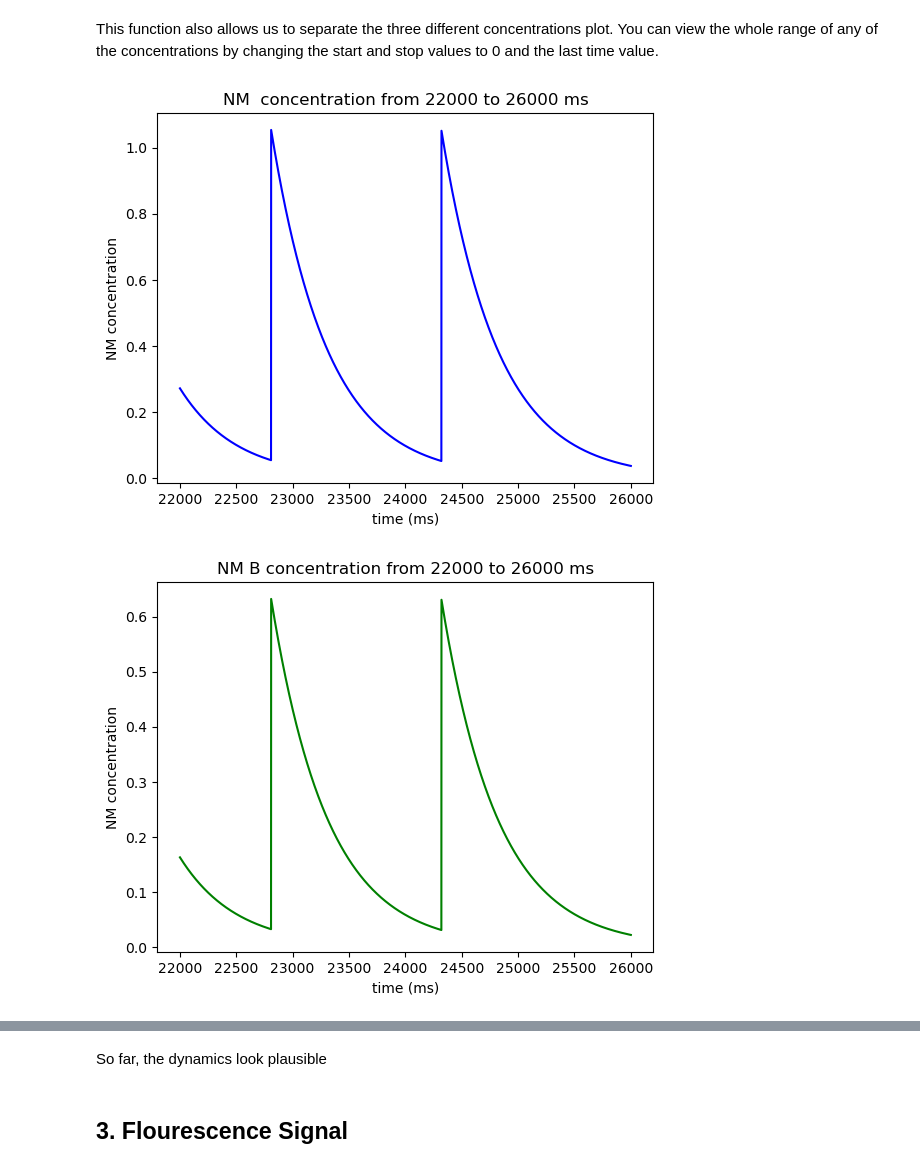
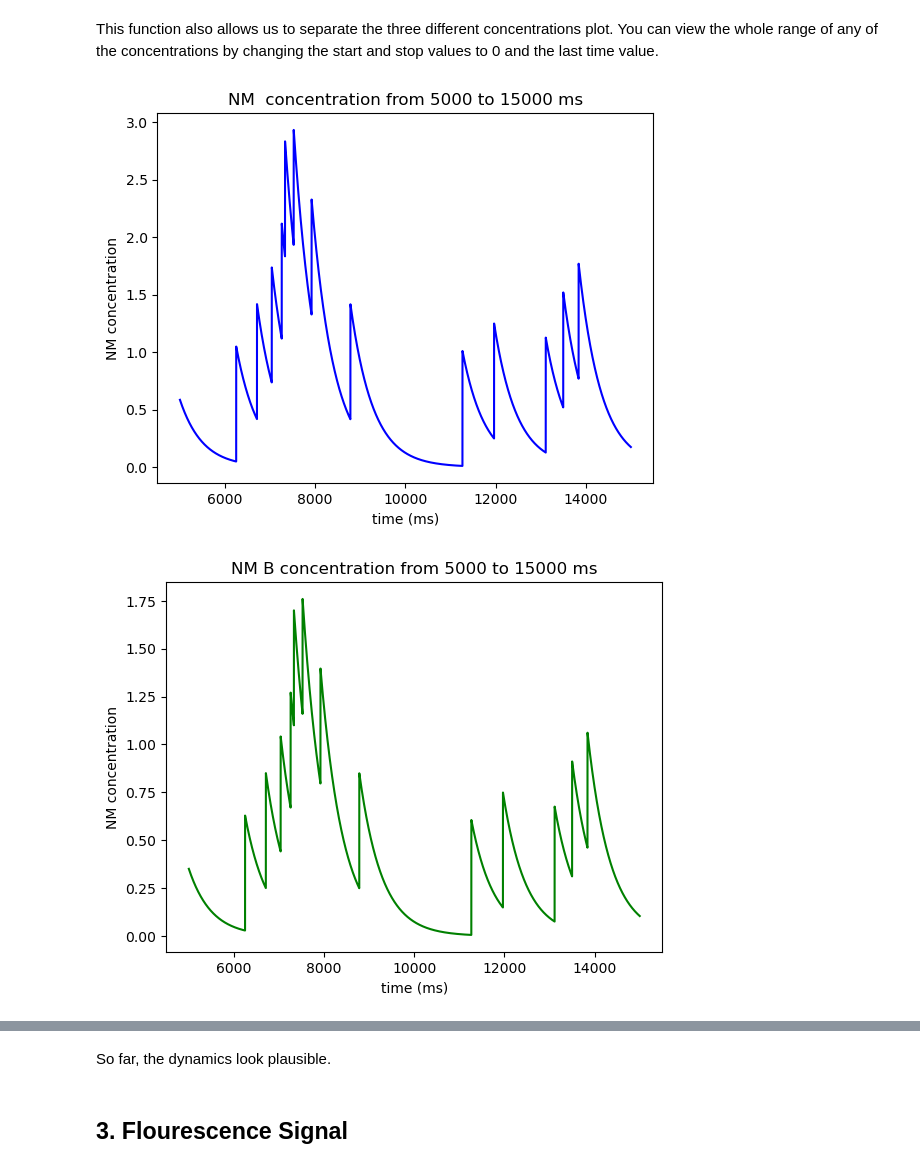
Before and after one commit to BrianNGitahi/NM-Imaging, a Jupyter notebook: Simulation.ipynb, the cells around one changed output, grey strips where cells are left out. Drawn from its saved outputs; the diff is of its cells as text; code cells hidden in the pictures.

```diff
--- a/Simulation.ipynb
+++ b/Simulation.ipynb
@@ -158,13 +152,13 @@ def simulate_nm_conc(neuron_activity,nm_conc0, k_b,k_r,gamma):
     plt.plot(t,nm_conc, color = 'b', label='[NM]')
     plt.plot(t,nm_b_conc, color = 'g', label='[NM B]')
     plt.plot(t,nm_r_conc, color = 'r', label='[NM R]')
-    plt.plot(t, nm_tot, color = 'm', label = '[NM]_T')
+
 
     # label the axes and make legend
     plt.xlabel('time (ms)')
 
     # # to zoom in on a plot
-    # plt.xlim(0,1000)
+    # plt.xlim(5000,15000)
 
     plt.ylabel('(Change in) Concentration -- arbitrary units')
     plt.title('NM concentration across {} ms'.format(n_timesteps))
@@ -252,9 +246,9 @@ def plot_nm_conc(nm,start,stop,colour='b', plotlabel = ''):
 This function also allows us to separate the three different concentrations plot. You can view the whole range of any of the concentrations by changing the start and stop values to 0 and the last time value.
 # %%
 # Call the function on the different concentrations and change their start/stop values
-plot_nm_conc(nm_conc, start = 22000,stop = 26000)
-plot_nm_conc(nm_b_conc, start = 22000,stop = 26000, colour='g', plotlabel='B')
-plot_nm_conc(nm_r_conc, start = 22000,stop = 26000, colour='r', plotlabel='R')
+plot_nm_conc(nm_conc, start = 5000,stop = 15000)
+plot_nm_conc(nm_b_conc, start = 5000,stop = 15000, colour='g', plotlabel='B')
+plot_nm_conc(nm_r_conc, start = 5000,stop = 15000, colour='r', plotlabel='R')
 # %% [output]
-[figure, old version]
+[figure, new version]
-[figure, old version]
+[figure, new version]
@@ -262,5 +256,5 @@ plot_nm_conc(nm_r_conc, start = 22000,stop = 26000, colour='r', plotlabel='R')
 # %% [markdown]
-So far, the dynamics look plausible
+So far, the dynamics look plausible.
 # %% [markdown]
 ## 3. Flourescence Signal
 # %% [markdown]
```
Also changed, not shown: parts of 23 cells of this notebook, 3 other files.
